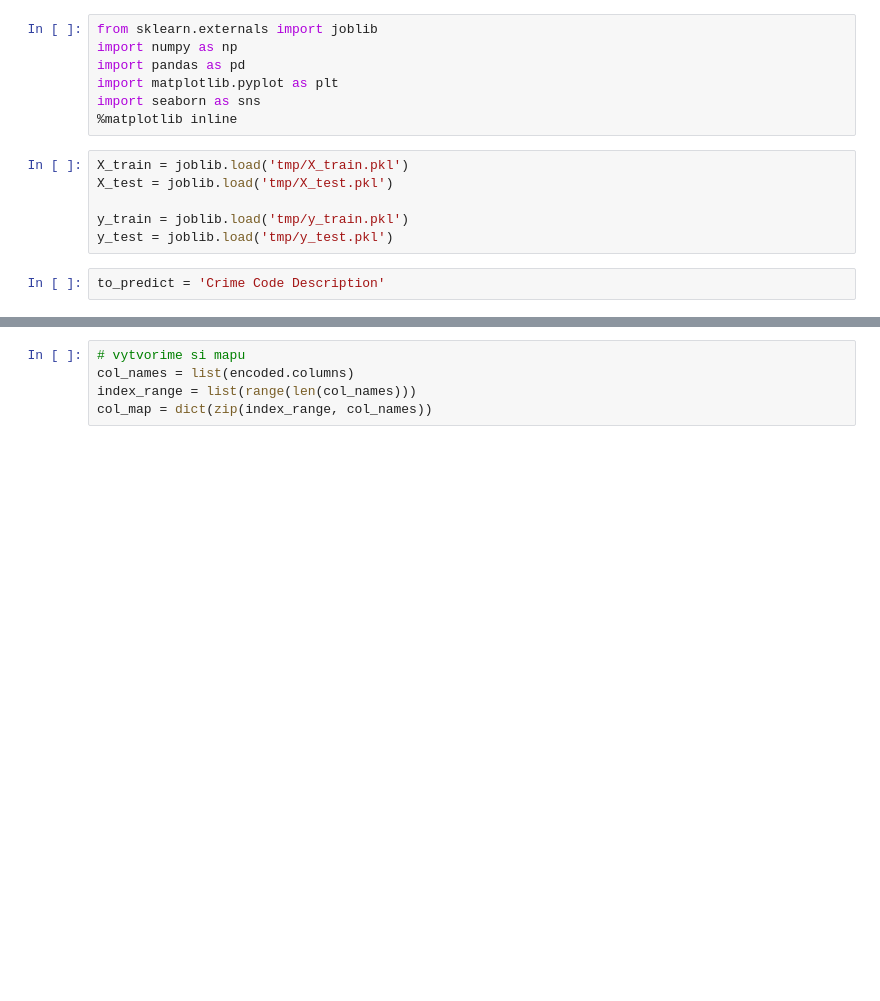
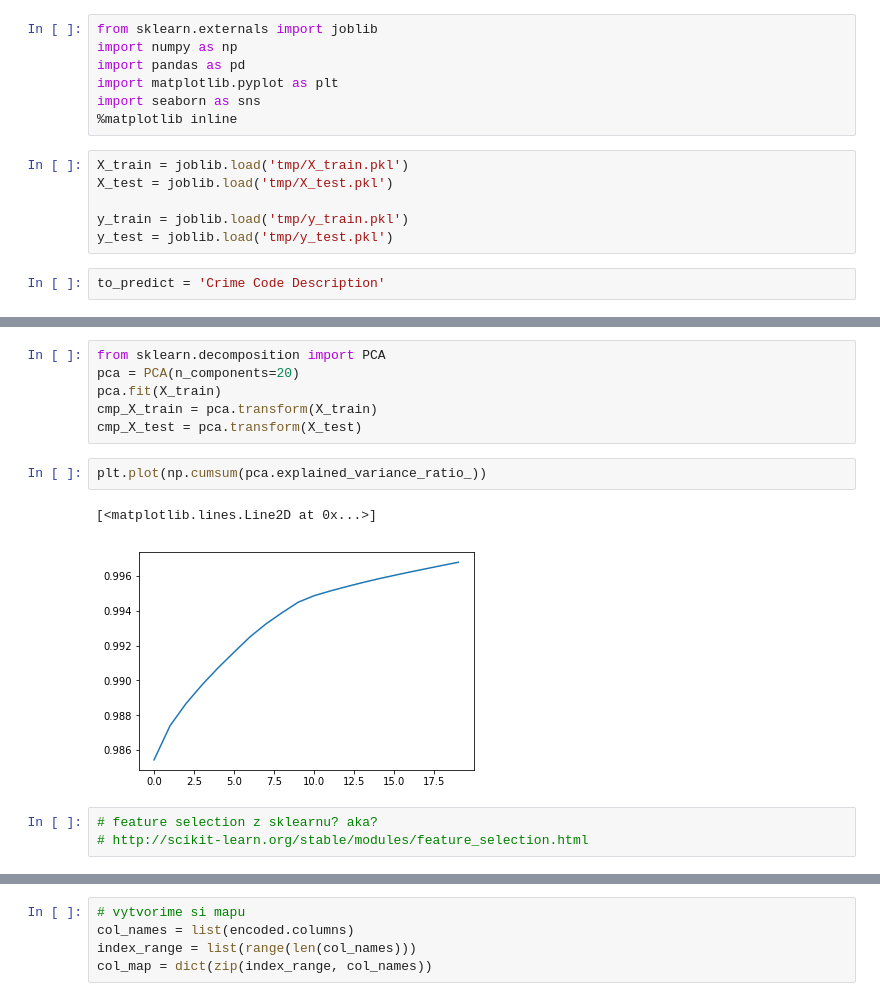
Before and after one commit to enderstorm/crime-prediction, a Jupyter notebook: svm.ipynb, the cells around one changed output, grey strips where cells are left out. Saved outputs shown, nothing was run; the diff lists cells and outputs as text; blank space fills up the shorter version.

```diff
--- a/svm.ipynb
+++ b/svm.ipynb
@@ -15,0 +20,14 @@ to_predict = 'Crime Code Description'
+# %%
+from sklearn.decomposition import PCA
+pca = PCA(n_components=20)
+pca.fit(X_train)
+cmp_X_train = pca.transform(X_train)
+cmp_X_test = pca.transform(X_test)
+# %%
+plt.plot(np.cumsum(pca.explained_variance_ratio_))
+# %% [output]
+[<matplotlib.lines.Line2D at 0x...>]
+[figure, added]
+# %%
+# feature selection z sklearnu? aka?
+# http://scikit-learn.org/stable/modules/feature_selection.html
```
Also changed, not shown: parts of 14 cells of this notebook, 2 other files.
